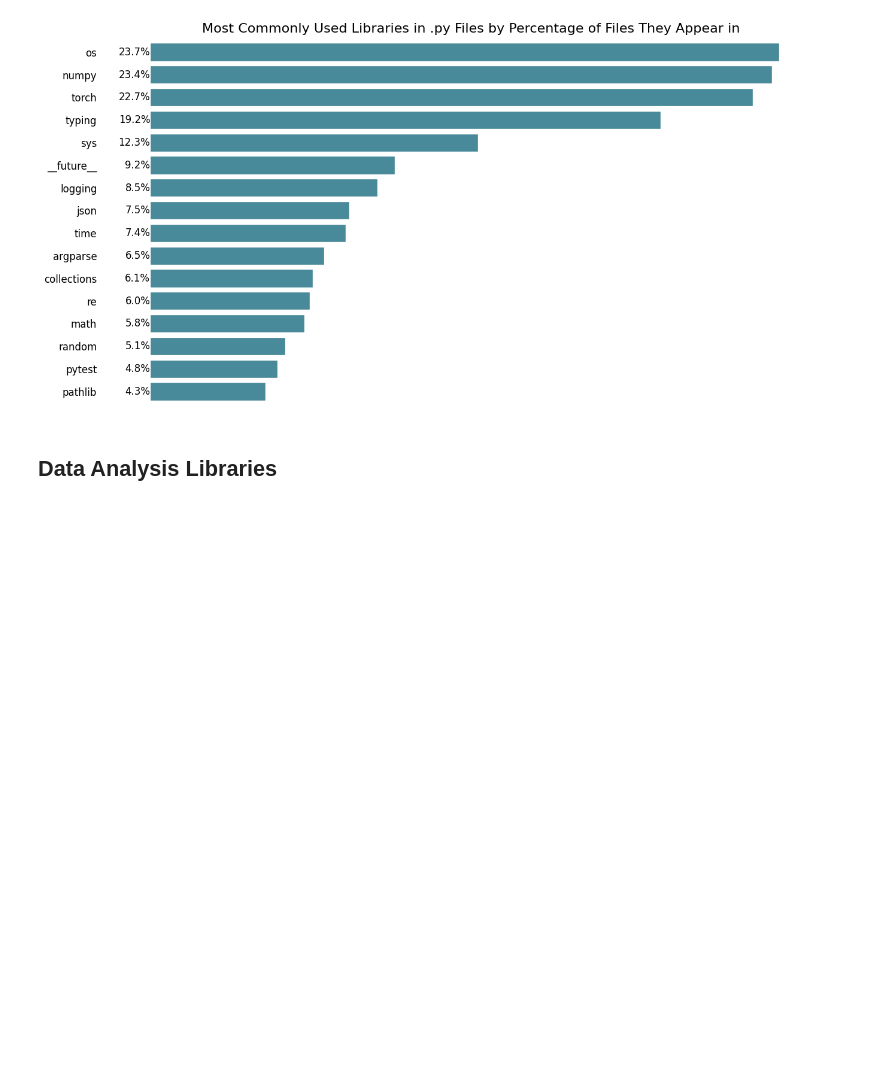
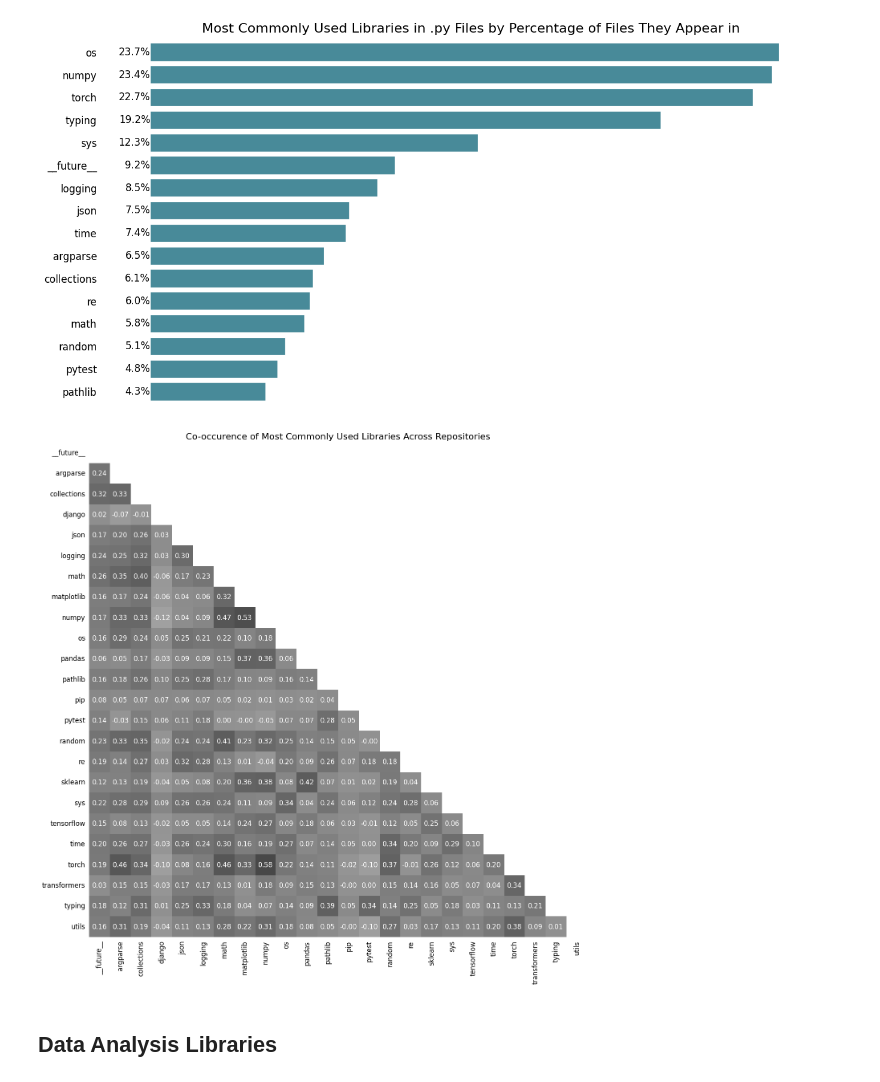
Before and after one commit to tobias-talaj/top-python-repos-analysis, a Jupyter notebook: notebooks/all_libraries_analysis.ipynb, the cells around one changed output. Saved outputs shown, nothing was run; the diff lists cells and outputs as text; code cells hidden in the pictures; blank space fills up the shorter version.

Commit message:
add correlations

```diff
--- a/notebooks/all_libraries_analysis.ipynb
+++ b/notebooks/all_libraries_analysis.ipynb
@@ -81,6 +54,11 @@ libraries_in_files_df_py = libraries_in_files(py_files_imports)
 show_popularity(libraries_in_files_df_py, 'Most Commonly Used Libraries in .py Files by Percentage of Files They Appear in', 16, py_file_count)
 # %% [output]
 [figure]
+# %%
+libs_in_repos_corr_all_files = get_corr_table(all_files_imports, index='repo', column='library')
+show_correlation_matrix(libs_in_repos_corr_all_files, "Co-occurence of Most Commonly Used Libraries Across Repositories")
+# %% [output]
+[figure, added]
 # %% [markdown]
 ## Data Analysis Libraries
 # %%
```
Also changed, not shown: parts of 25 cells of this notebook, 1 other file.
